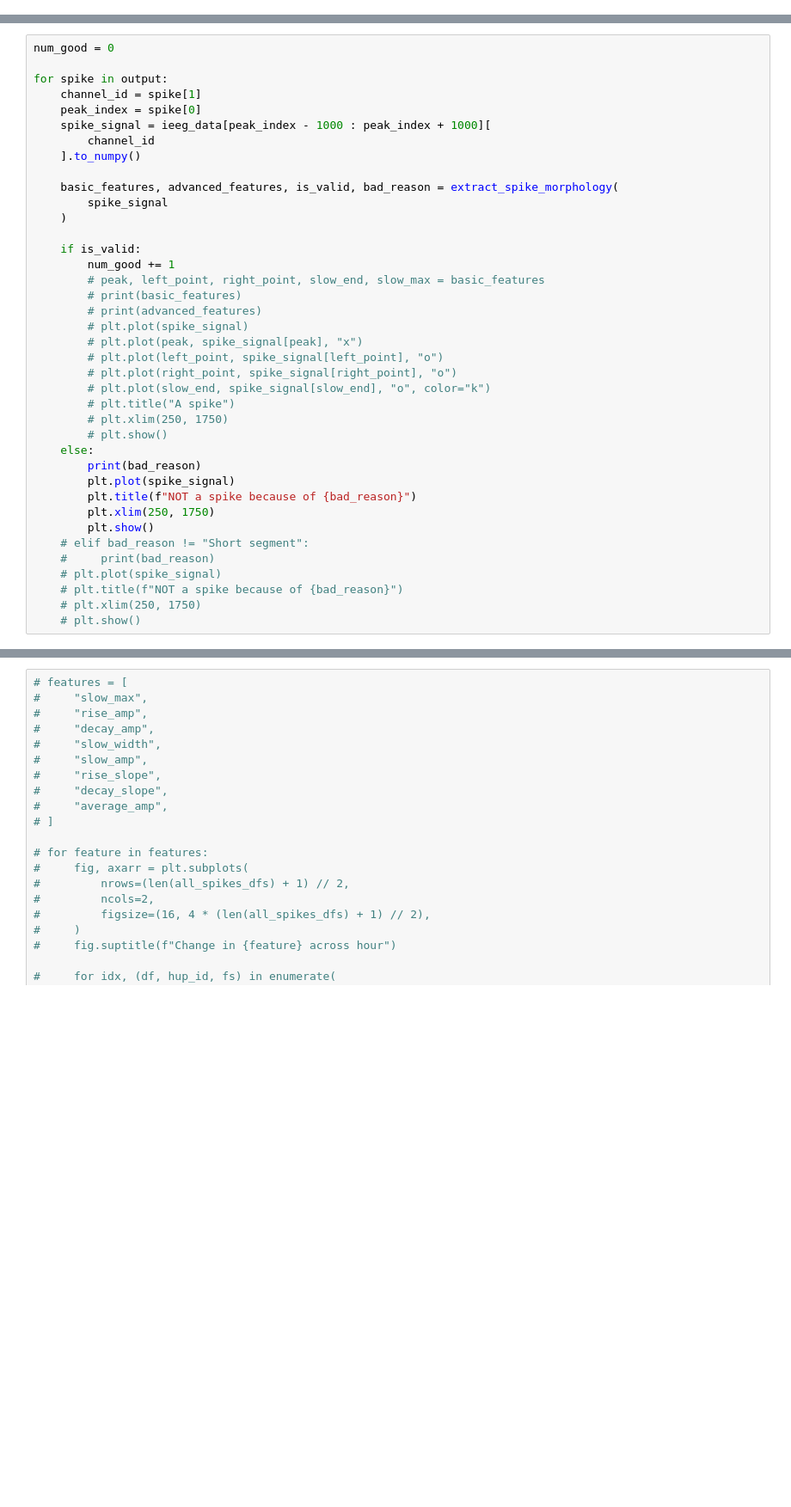
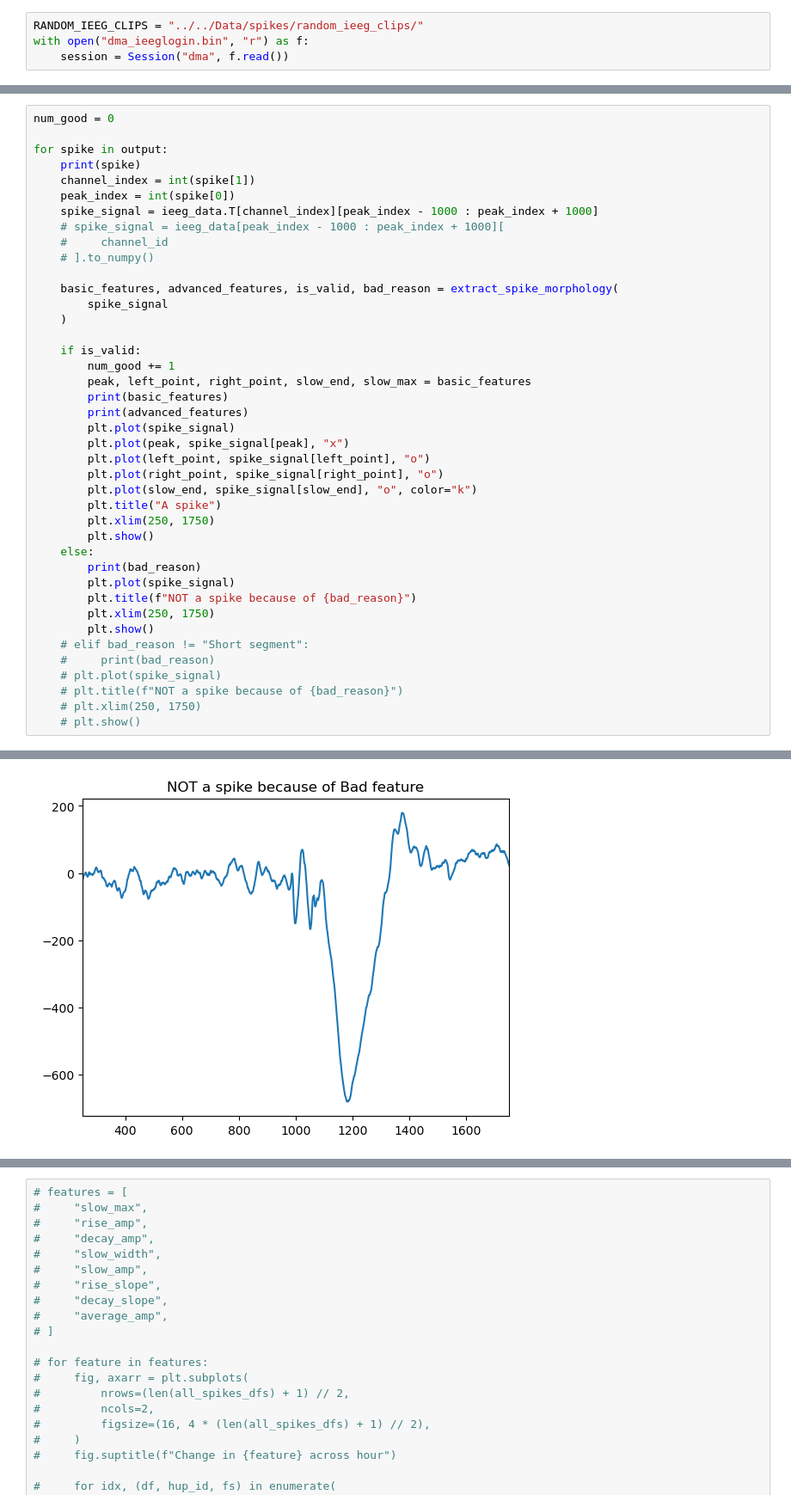
Before and after one commit to devincma/asm_synchrony_paper, a Jupyter notebook: spikes/visualization.ipynb, the cells around one changed output, grey strips where cells are left out. Shown at 86% size. Drawn from its saved outputs; the diff is of its cells as text; blank space fills up the shorter version.

```diff
--- a/spikes/visualization.ipynb
+++ b/spikes/visualization.ipynb
@@ -68,0 +11,4 @@ output
+# %%
+RANDOM_IEEG_CLIPS = "../../Data/spikes/random_ieeg_clips/"
+with open("dma_ieeglogin.bin", "r") as f:
+    session = Session("dma", f.read())
@@ -70,11 +110,13 @@ output
 num_good = 0
 
 for spike in output:
-    channel_id = spike[1]
-    peak_index = spike[0]
-    spike_signal = ieeg_data[peak_index - 1000 : peak_index + 1000][
-        channel_id
-    ].to_numpy()
+    print(spike)
+    channel_index = int(spike[1])
+    peak_index = int(spike[0])
+    spike_signal = ieeg_data.T[channel_index][peak_index - 1000 : peak_index + 1000]
+    # spike_signal = ieeg_data[peak_index - 1000 : peak_index + 1000][
+    #     channel_id
+    # ].to_numpy()
 
     basic_features, advanced_features, is_valid, bad_reason = extract_spike_morphology(
         spike_signal
@@ -82,17 +124,17 @@ for spike in output:
 
     if is_valid:
         num_good += 1
-        # peak, left_point, right_point, slow_end, slow_max = basic_features
-        # print(basic_features)
-        # print(advanced_features)
-        # plt.plot(spike_signal)
-        # plt.plot(peak, spike_signal[peak], "x")
-        # plt.plot(left_point, spike_signal[left_point], "o")
-        # plt.plot(right_point, spike_signal[right_point], "o")
-        # plt.plot(slow_end, spike_signal[slow_end], "o", color="k")
-        # plt.title("A spike")
-        # plt.xlim(250, 1750)
-        # plt.show()
+        peak, left_point, right_point, slow_end, slow_max = basic_features
+        print(basic_features)
+        print(advanced_features)
+        plt.plot(spike_signal)
+        plt.plot(peak, spike_signal[peak], "x")
+        plt.plot(left_point, spike_signal[left_point], "o")
+        plt.plot(right_point, spike_signal[right_point], "o")
+        plt.plot(slow_end, spike_signal[slow_end], "o", color="k")
+        plt.title("A spike")
+        plt.xlim(250, 1750)
+        plt.show()
     else:
         print(bad_reason)
         plt.plot(spike_signal)
@@ -105,3 +147,4 @@ for spike in output:
     # plt.title(f"NOT a spike because of {bad_reason}")
     # plt.xlim(250, 1750)
     # plt.show()
+# %% [output]
@@ -107,0 +168 @@ for spike in output:
+[figure, added]
```
Also changed, not shown: parts of 12 cells of this notebook, 5 other files.
